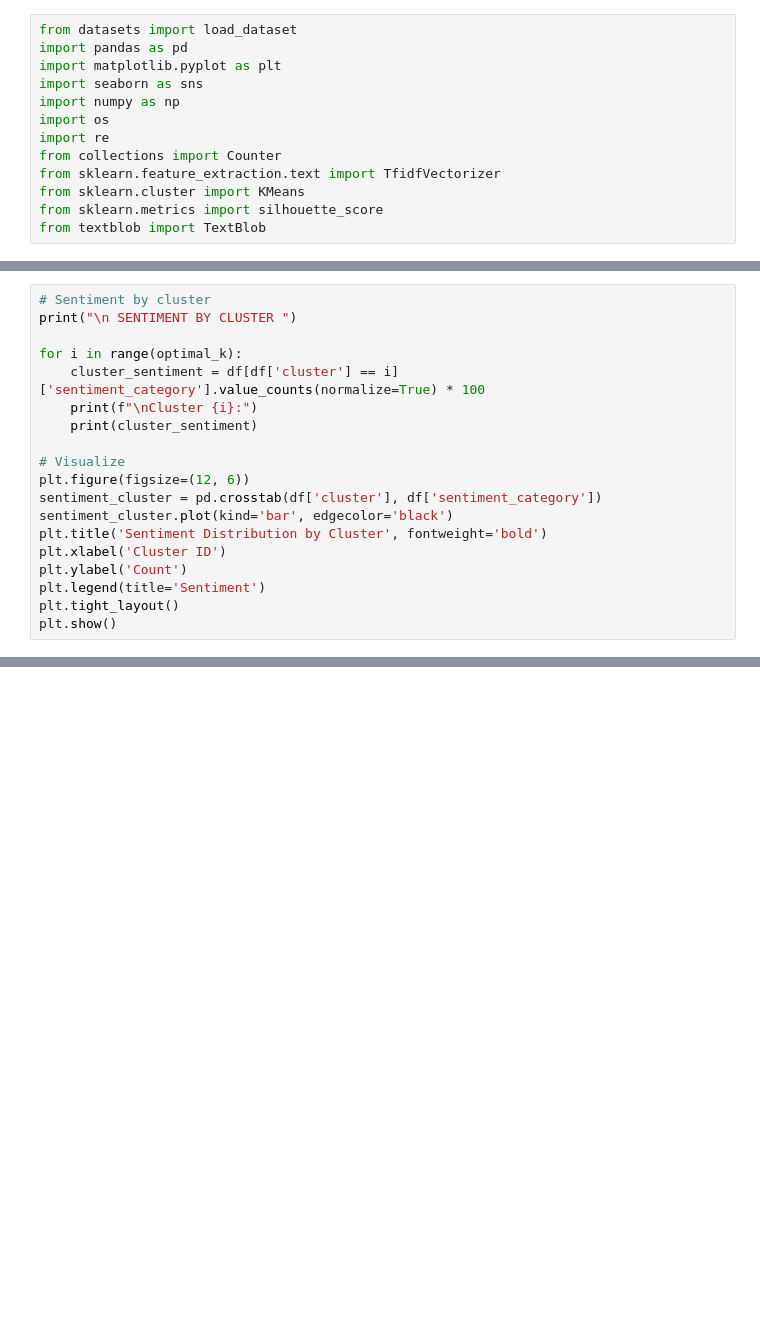
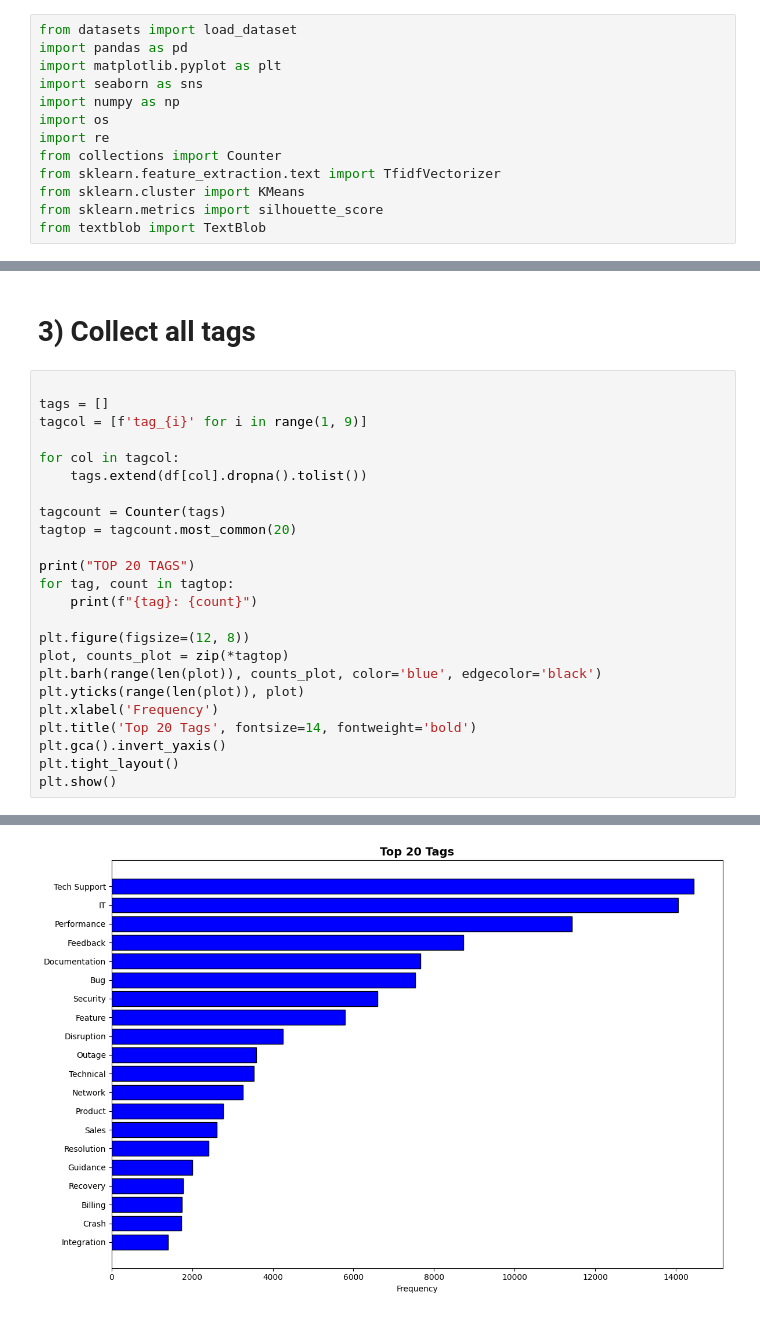
Before and after one commit to vd0208/Task4, a Jupyter notebook: Notebooks/eda.ipynb, the cells around one changed output, grey strips where cells are left out. Drawn from its saved outputs; the diff is of its cells as text; blank space fills up the shorter version.

```diff
--- a/Notebooks/eda.ipynb
+++ b/Notebooks/eda.ipynb
@@ -743,19 +34,0 @@ plt.show()
-# %%
-# Sentiment by cluster
-print("\n SENTIMENT BY CLUSTER ")
-
-for i in range(optimal_k):
-    cluster_sentiment = df[df['cluster'] == i]['sentiment_category'].value_counts(normalize=True) * 100
-    print(f"\nCluster {i}:")
-    print(cluster_sentiment)
-
-# Visualize
-plt.figure(figsize=(12, 6))
-sentiment_cluster = pd.crosstab(df['cluster'], df['sentiment_category'])
-sentiment_cluster.plot(kind='bar', edgecolor='black')
-plt.title('Sentiment Distribution by Cluster', fontweight='bold')
-plt.xlabel('Cluster ID')
-plt.ylabel('Count')
-plt.legend(title='Sentiment')
-plt.tight_layout()
-plt.show()
@@ -781,0 +116,27 @@ Name: proportion, dtype: float64
+# %% [markdown]
+# 3) Collect all tags
+# %%
+
+tags = []
+tagcol = [f'tag_{i}' for i in range(1, 9)]
+
+for col in tagcol:
+    tags.extend(df[col].dropna().tolist())
+
+tagcount = Counter(tags)
+tagtop = tagcount.most_common(20)
+
+print("TOP 20 TAGS")
+for tag, count in tagtop:
+    print(f"{tag}: {count}")
+
+plt.figure(figsize=(12, 8))
+plot, counts_plot = zip(*tagtop)
+plt.barh(range(len(plot)), counts_plot, color='blue', edgecolor='black')
+plt.yticks(range(len(plot)), plot)
+plt.xlabel('Frequency')
+plt.title('Top 20 Tags', fontsize=14, fontweight='bold')
+plt.gca().invert_yaxis()
+plt.tight_layout()
+plt.show()
+# %% [output]
@@ -781,0 +160 @@ Name: proportion, dtype: float64
+[figure, added]
```
Also changed, not shown: parts of 38 cells of this notebook, 41 other files.
